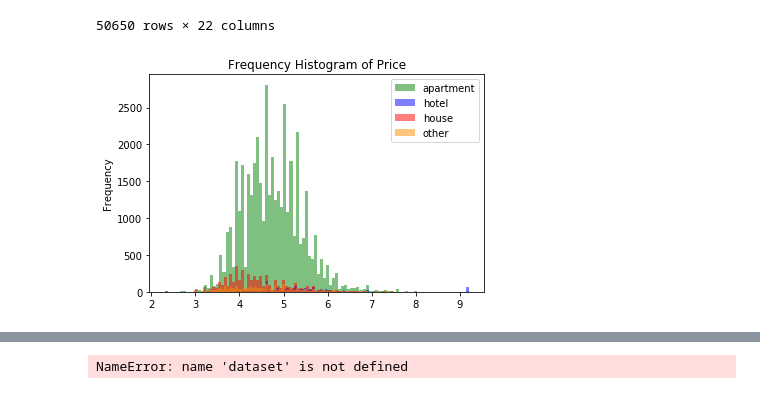
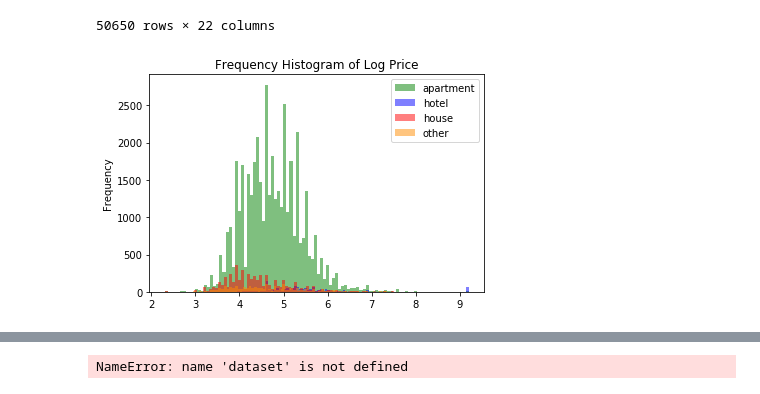
Before and after one commit to Sprinkle612/ds-airbnb-project, a Jupyter notebook: airbnb-cleaning.ipynb, the cells around one changed output, grey strips where cells are left out. Drawn from its saved outputs; the diff is of its cells as text; code cells hidden in the pictures.

```diff
--- a/airbnb-cleaning.ipynb
+++ b/airbnb-cleaning.ipynb
@@ -308,12 +318,12 @@ c4 = dataset.loc[dataset.property_cat == 'other']
 # %%
 kwargs = dict(alpha=0.5, bins=100)
 
 plt.hist(np.log(c1.price), **kwargs, color='g', label='apartment')
 plt.hist(np.log(c2.price), **kwargs, color='b', label='hotel')
 plt.hist(np.log(c3.price), **kwargs, color='r', label='house')
 plt.hist(np.log(c4.price), **kwargs, color='darkorange', label='other')
-plt.gca().set(title='Frequency Histogram of Price', ylabel='Frequency')
+plt.gca().set(title='Frequency Histogram of Log Price', ylabel='Frequency')
 #plt.xlim(0, 2000)
 plt.legend();
 # %% [output]
-[figure, old version]
+[figure, new version]
```
Also changed, not shown: parts of 8 cells of this notebook, 3 other files.
